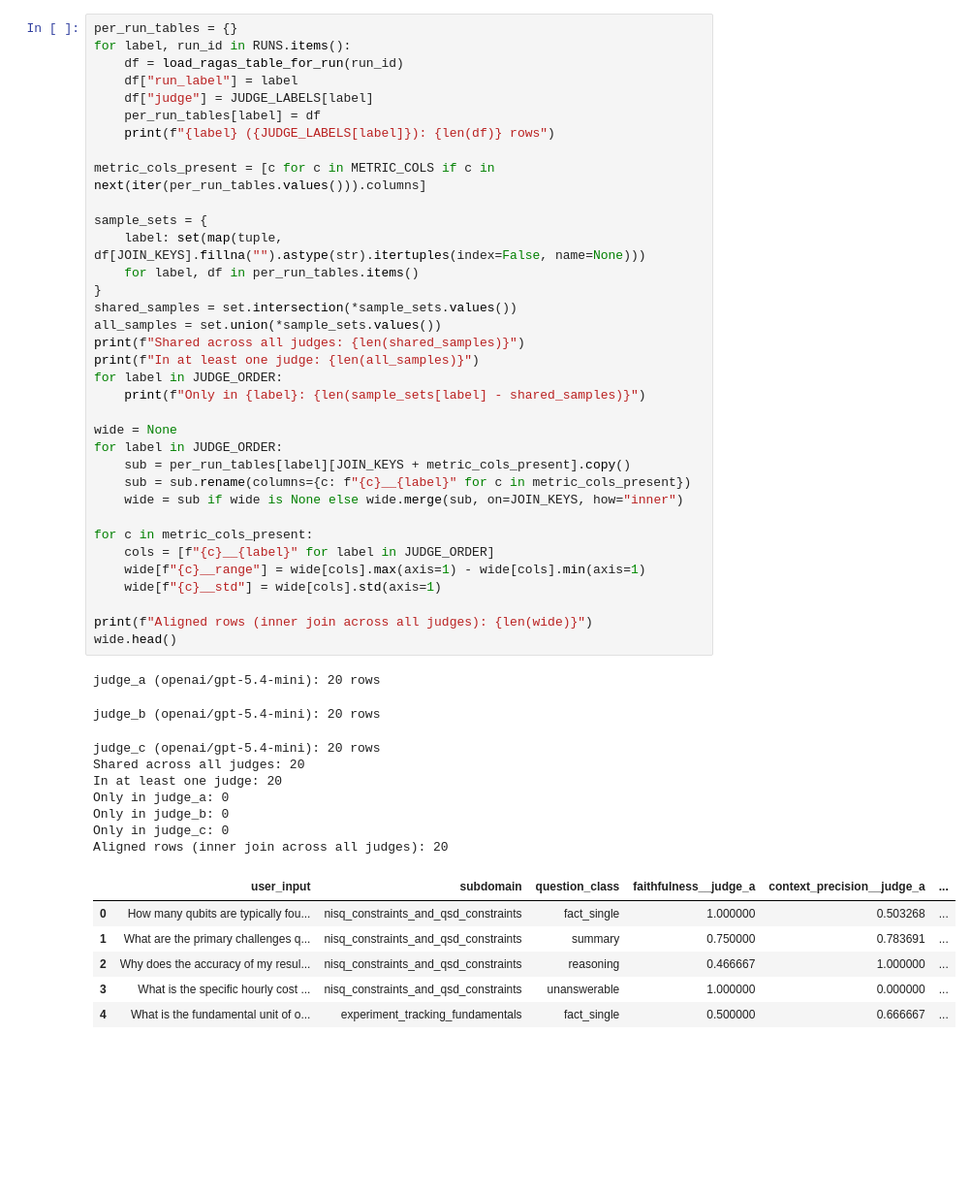
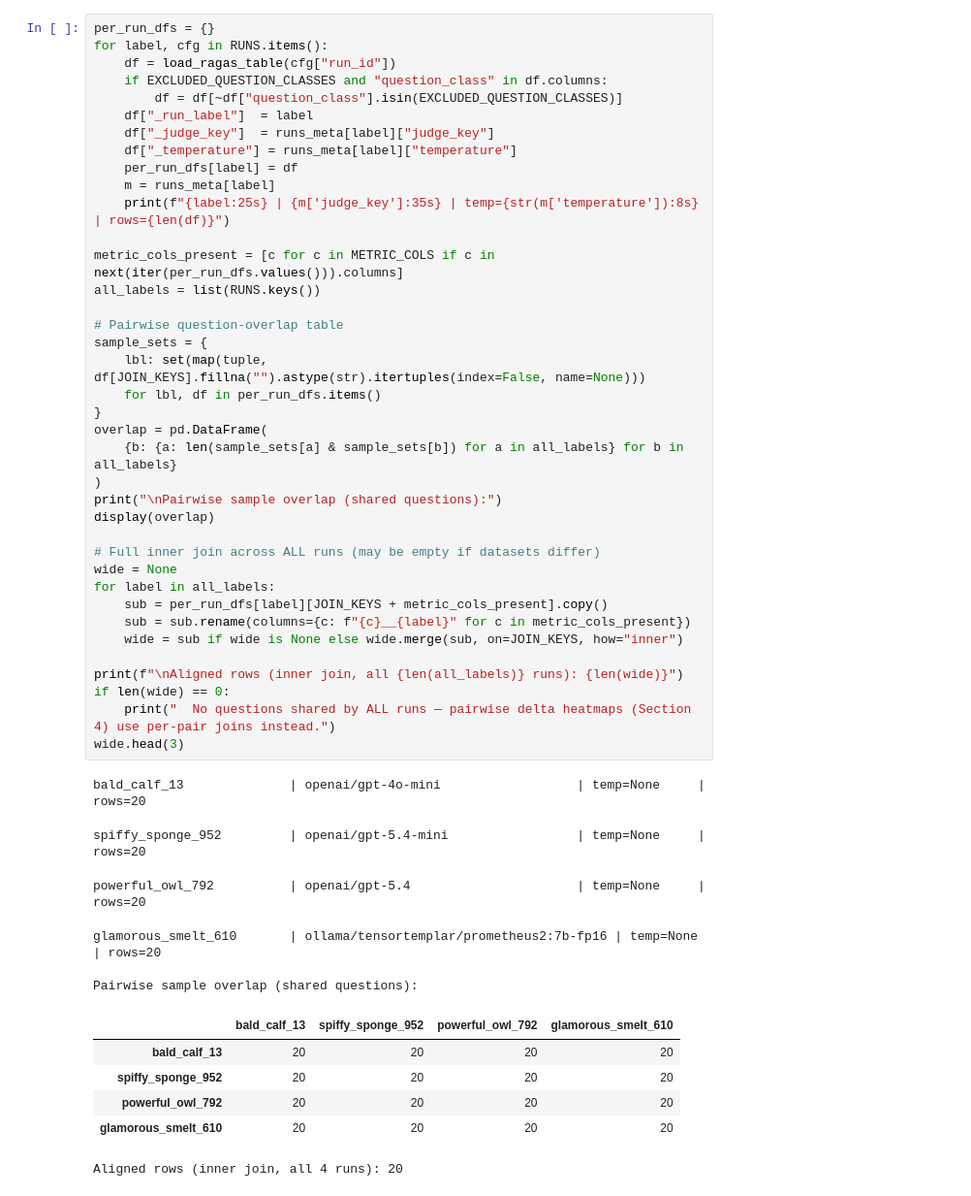
Before and after one commit to MaheeGamage/langchain-rag, a Jupyter notebook: experimentation/mlflow-query/compare_3_judges.ipynb, the cells around one changed output. Shown at 97% size. Saved outputs shown, nothing was run; the diff lists cells and outputs as text; blank space fills up the shorter version.

```diff
--- a/experimentation/mlflow-query/compare_3_judges.ipynb
+++ b/experimentation/mlflow-query/compare_3_judges.ipynb
@@ -157,51 +202,51 @@ metrics_df.round(4)
 # %%
-per_run_tables = {}
-for label, run_id in RUNS.items():
-    df = load_ragas_table_for_run(run_id)
-    df["run_label"] = label
-    df["judge"] = JUDGE_LABELS[label]
-    per_run_tables[label] = df
-    print(f"{label} ({JUDGE_LABELS[label]}): {len(df)} rows")
+per_run_dfs = {}
+for label, cfg in RUNS.items():
+    df = load_ragas_table(cfg["run_id"])
+    if EXCLUDED_QUESTION_CLASSES and "question_class" in df.columns:
+        df = df[~df["question_class"].isin(EXCLUDED_QUESTION_CLASSES)]
+    df["_run_label"]  = label
+    df["_judge_key"]  = runs_meta[label]["judge_key"]
+    df["_temperature"] = runs_meta[label]["temperature"]
+    per_run_dfs[label] = df
+    m = runs_meta[label]
+    print(f"{label:25s} | {m['judge_key']:35s} | temp={str(m['temperature']):8s} | rows={len(df)}")
 
-metric_cols_present = [c for c in METRIC_COLS if c in next(iter(per_run_tables.values())).columns]
+metric_cols_present = [c for c in METRIC_COLS if c in next(iter(per_run_dfs.values())).columns]
+all_labels = list(RUNS.keys())
 
+# Pairwise question-overlap table
 sample_sets = {
-    label: set(map(tuple, df[JOIN_KEYS].fillna("").astype(str).itertuples(index=False, name=None)))
-    for label, df in per_run_tables.items()
+    lbl: set(map(tuple, df[JOIN_KEYS].fillna("").astype(str).itertuples(index=False, name=None)))
+    for lbl, df in per_run_dfs.items()
 }
-shared_samples = set.intersection(*sample_sets.values())
-all_samples = set.union(*sample_sets.values())
-print(f"Shared across all judges: {len(shared_samples)}")
-print(f"In at least one judge: {len(all_samples)}")
-for label in JUDGE_ORDER:
-    print(f"Only in {label}: {len(sample_sets[label] - shared_samples)}")
+overlap = pd.DataFrame(
+    {b: {a: len(sample_sets[a] & sample_sets[b]) for a in all_labels} for b in all_labels}
+)
+print("\nPairwise sample overlap (shared questions):")
+display(overlap)
 
+# Full inner join across ALL runs (may be empty if datasets differ)
 wide = None
-for label in JUDGE_ORDER:
-    sub = per_run_tables[label][JOIN_KEYS + metric_cols_present].copy()
+for label in all_labels:
+    sub = per_run_dfs[label][JOIN_KEYS + metric_cols_present].copy()
     sub = sub.rename(columns={c: f"{c}__{label}" for c in metric_cols_present})
     wide = sub if wide is None else wide.merge(sub, on=JOIN_KEYS, how="inner")
 
-for c in metric_cols_present:
-    cols = [f"{c}__{label}" for label in JUDGE_ORDER]
-    wide[f"{c}__range"] = wide[cols].max(axis=1) - wide[cols].min(axis=1)
-    wide[f"{c}__std"] = wide[cols].std(axis=1)
-
-print(f"Aligned rows (inner join across all judges): {len(wide)}")
-wide.head()
+print(f"\nAligned rows (inner join, all {len(all_labels)} runs): {len(wide)}")
+if len(wide) == 0:
+    print("  No questions shared by ALL runs — pairwise delta heatmaps (Section 4) use per-pair joins instead.")
+wide.head(3)
 # %% [output]
-judge_a (openai/gpt-5.4-mini): 20 rows
+bald_calf_13              | openai/gpt-4o-mini                  | temp=None     | rows=20
-judge_b (openai/gpt-5.4-mini): 20 rows
+spiffy_sponge_952         | openai/gpt-5.4-mini                 | temp=None     | rows=20
-judge_c (openai/gpt-5.4-mini): 20 rows
-Shared across all judges: 20
-In at least one judge: 20
-Only in judge_a: 0
-Only in judge_b: 0
-Only in judge_c: 0
-Aligned rows (inner join across all judges): 20
+powerful_owl_792          | openai/gpt-5.4                      | temp=None     | rows=20
+glamorous_smelt_610       | ollama/tensortemplar/prometheus2:7b-fp16 | temp=None     | rows=20
+
+Pairwise sample overlap (shared questions):
-|  | user_input | subdomain | question_class | faithfulness__judge_a | context_precision__judge_a | ... |
-| 0 | How many qubits are typically fou... | nisq_constraints_and_qsd_constraints | fact_single | 1.000000 | 0.503268 | ... |
-| 1 | What are the primary challenges q... | nisq_constraints_and_qsd_constraints | summary | 0.750000 | 0.783691 | ... |
-| 2 | Why does the accuracy of my resul... | nisq_constraints_and_qsd_constraints | reasoning | 0.466667 | 1.000000 | ... |
-| 3 | What is the specific hourly cost ... | nisq_constraints_and_qsd_constraints | unanswerable | 1.000000 | 0.000000 | ... |
-| 4 | What is the fundamental unit of o... | experiment_tracking_fundamentals | fact_single | 0.500000 | 0.666667 | ... |
+|  | bald_calf_13 | spiffy_sponge_952 | powerful_owl_792 | glamorous_smelt_610 |
+| bald_calf_13 | 20 | 20 | 20 | 20 |
+| spiffy_sponge_952 | 20 | 20 | 20 | 20 |
+| powerful_owl_792 | 20 | 20 | 20 | 20 |
+| glamorous_smelt_610 | 20 | 20 | 20 | 20 |
+Aligned rows (inner join, all 4 runs): 20
```
Also changed, not shown: parts of 25 cells of this notebook, 5 other files.
